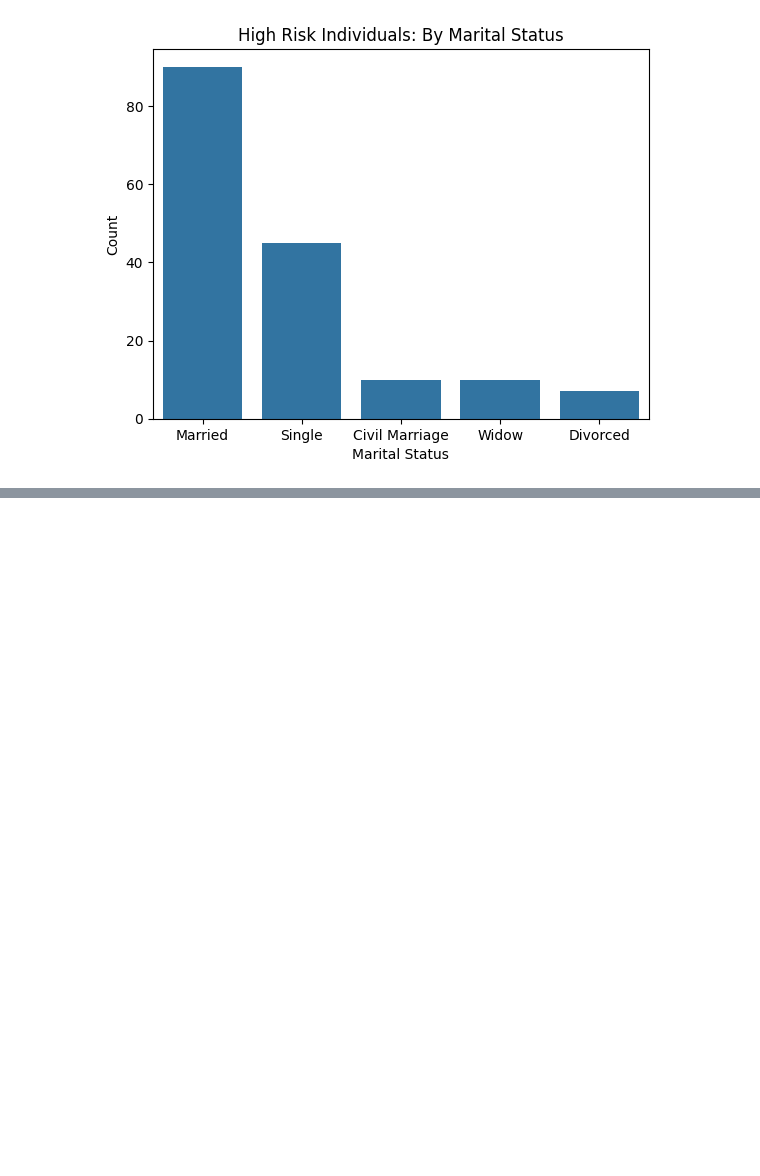
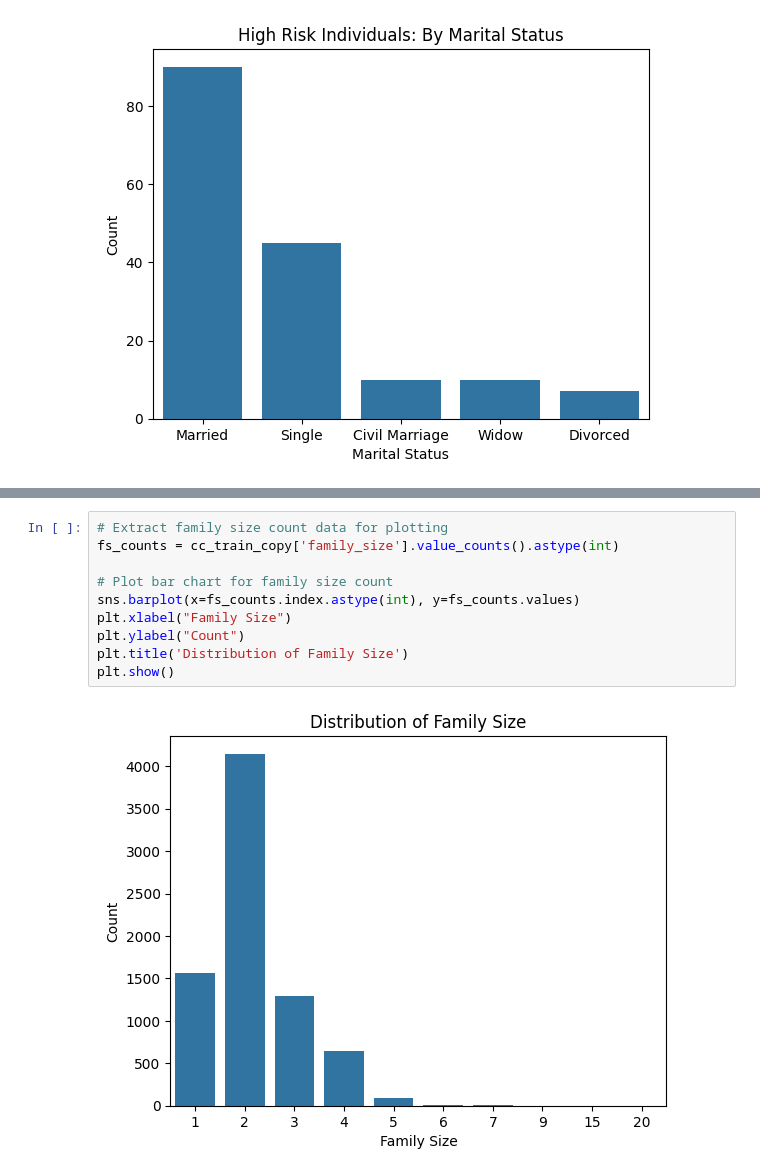
Before and after one commit to himaanssu/Credit_Card_Approval_Prediction, a Jupyter notebook: project.ipynb, the cells around one changed output, grey strips where cells are left out. Saved outputs shown, nothing was run; the diff lists cells and outputs as text; blank space fills up the shorter version.

Commit message:
Include family size EDA

```diff
--- a/project.ipynb
+++ b/project.ipynb
@@ -218,0 +233,12 @@ plt.show()
+# %%
+# Extract family size count data for plotting
+fs_counts = cc_train_copy['family_size'].value_counts().astype(int)
+
+# Plot bar chart for family size count
+sns.barplot(x=fs_counts.index.astype(int), y=fs_counts.values)
+plt.xlabel("Family Size")
+plt.ylabel("Count")
+plt.title('Distribution of Family Size')
+plt.show()
+# %% [output]
+[figure, added]
```
Also changed, not shown: parts of 2 cells of this notebook.
